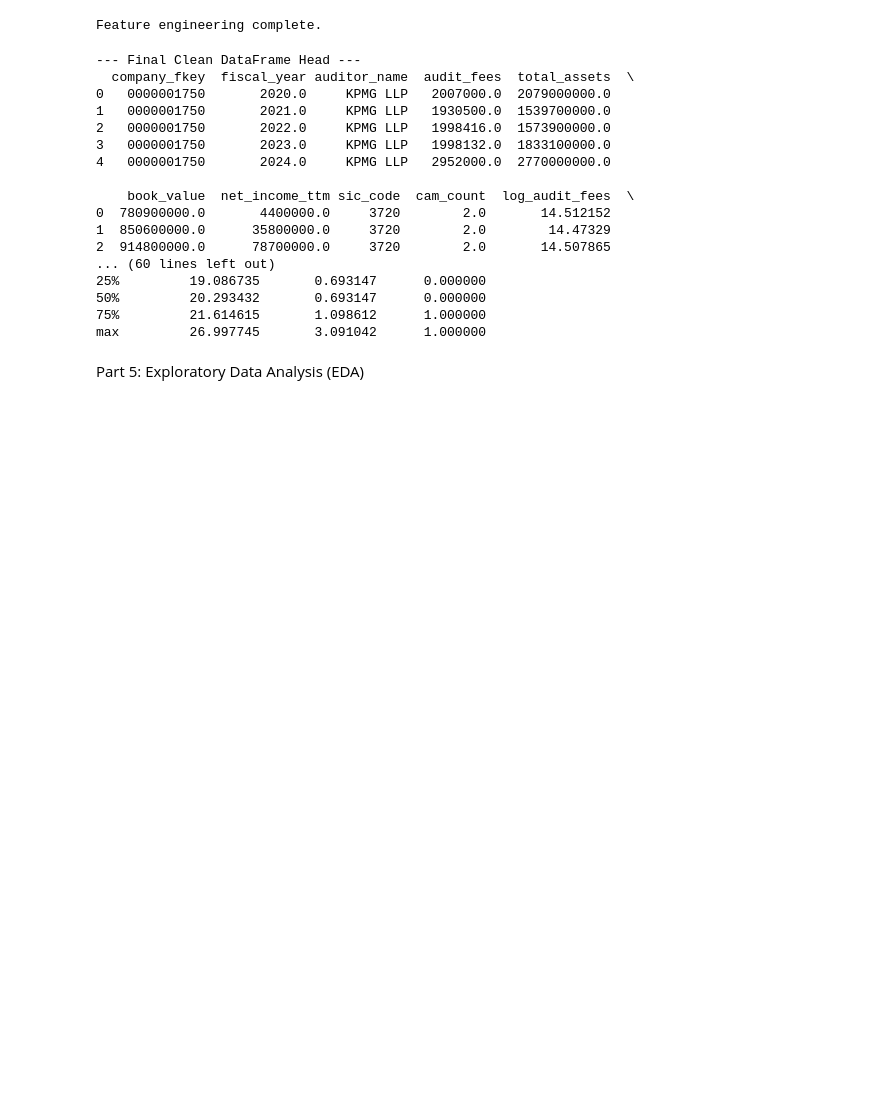
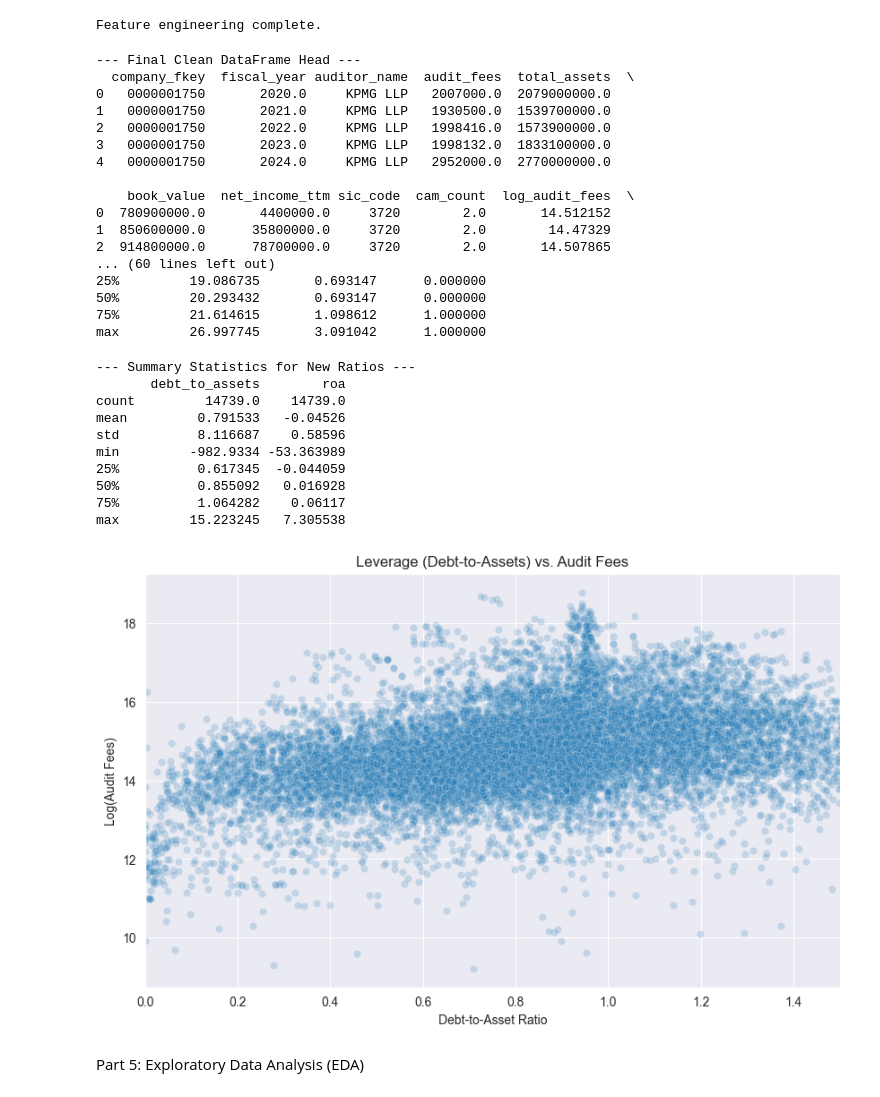
Before and after one commit to johnpatrickcampbell/ac_547_final_project_1_audit_fees, a Jupyter notebook: stage_one/stage_one_notebook_w_gemini_partner.ipynb, the cells around one changed output. Saved outputs shown, nothing was run; the diff lists cells and outputs as text; code cells hidden in the pictures; blank space fills up the shorter version.

```diff
--- a/stage_one/stage_one_notebook_w_gemini_partner.ipynb
+++ b/stage_one/stage_one_notebook_w_gemini_partner.ipynb
@@ -617,6 +617,55 @@ print(df_clean.describe())
 50%         20.293432       0.693147      0.000000
 75%         21.614615       1.098612      1.000000
 max         26.997745       3.091042      1.000000
+# %%
+# --- 4.6: Feature Engineering - Financial Ratios ---
+# Rationale: We can derive new "Risk" variables using our existing data.
+# 1. Debt-to-Asset Ratio: Proxies for financial leverage and solvency risk.
+# 2. Return on Assets (ROA): Proxies for management efficiency and performance.
+
+# Calculate Total Liabilities (Assets - Equity)
+# We use the raw variables, not the log variables.
+df_clean['total_liabilities'] = df_clean['total_assets'] - df_clean['book_value']
+
+# 1. Create Debt-to-Asset Ratio
+df_clean['debt_to_assets'] = df_clean['total_liabilities'] / df_clean['total_assets']
+
+# 2. Create Return on Assets (ROA)
+df_clean['roa'] = df_clean['net_income_ttm'] / df_clean['total_assets']
+
+# --- Validation ---
+# Ratios can sometimes produce extreme outliers (e.g., if assets are tiny).
+# Let's check the summary stats to ensure they look reasonable.
+# A standard Debt Ratio is between 0 and 1.
+# A standard ROA is usually between -0.5 and 0.3.
+
+ratio_cols = ['debt_to_assets', 'roa']
+print("--- Summary Statistics for New Ratios ---")
+print(df_clean[ratio_cols].describe())
+
+# Optional: Scatterplot to see if Leverage affects Fees
+import seaborn as sns
+import matplotlib.pyplot as plt
+
+plt.figure(figsize=(10, 6))
+sns.scatterplot(data=df_clean, x='debt_to_assets', y='log_audit_fees', alpha=0.2)
+plt.title('Leverage (Debt-to-Assets) vs. Audit Fees')
+plt.xlabel('Debt-to-Asset Ratio')
+plt.ylabel('Log(Audit Fees)')
+plt.xlim(0, 1.5) # Limit x-axis to remove extreme outliers for the chart
+plt.show()
+# %% [output]
+--- Summary Statistics for New Ratios ---
+       debt_to_assets        roa
+count         14739.0    14739.0
+mean         0.791533   -0.04526
+std          8.116687    0.58596
+min         -982.9334 -53.363989
+25%          0.617345  -0.044059
+50%          0.855092   0.016928
+75%          1.064282    0.06117
+max         15.223245   7.305538
+[figure, added]
 # %% [markdown]
 Part 5: Exploratory Data Analysis (EDA)
 # %%
```
Also changed, not shown: parts of 4 cells of this notebook, 35 other files.
